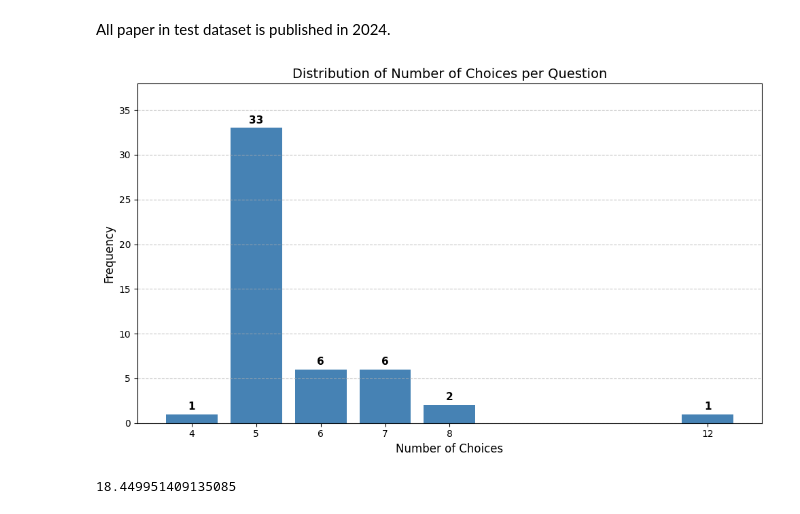
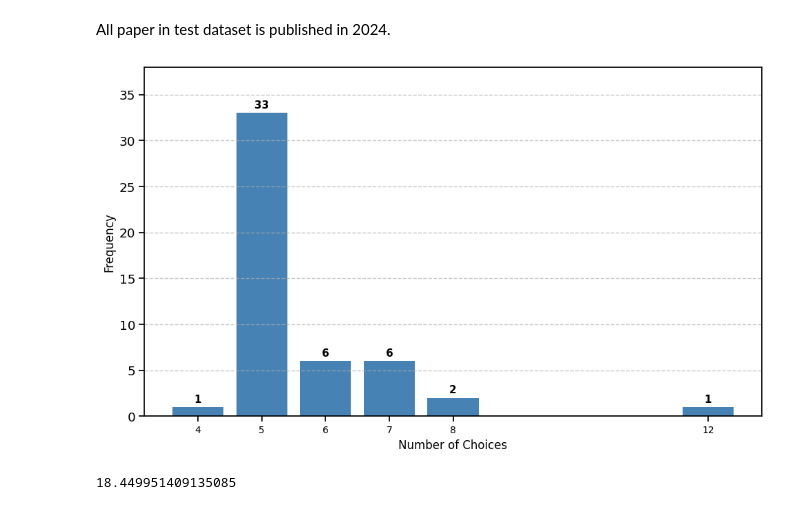
Before and after one commit to AprilQx/Paperqa, a Jupyter notebook: notebooks/MultipleChoice_utils.ipynb, the cells around one changed output. Saved outputs shown, nothing was run; the diff lists cells and outputs as text; code cells hidden in the pictures.

```diff
--- a/notebooks/MultipleChoice_utils.ipynb
+++ b/notebooks/MultipleChoice_utils.ipynb
@@ -160,6 +160,6 @@ def format_training_questions(save_dir: Path | str = "formatted_questions_test")
         traceback.print_exc()
         return []
 # %%
-questions = format_training_questions("data/formatted_questions_test")
+questions = format_training_questions()
 # %% [output]
 Loading training dataset...
@@ -398,35 +397,35 @@ def plot_distribution(questions: List[MultipleChoiceQuestion]):
     plt.figure(figsize=(10, 6))
 
     # Use matplotlib's bar plot for more control over positioning
     bars = plt.bar(counts_df['Number of Choices'], counts_df['Frequency'], color='steelblue')
 
     # Add labels and title
-    plt.title('Distribution of Number of Choices per Question', fontsize=14)
+    #plt.title('Distribution of Number of Choices per Question', fontsize=14)
     plt.xlabel('Number of Choices', fontsize=12)
     plt.ylabel('Frequency', fontsize=12)
 
     # Add counts on top of the bars
     for bar in bars:
         height = bar.get_height()
         plt.text(bar.get_x() + bar.get_width()/2., height + 0.3,
                 f'{int(height)}', ha='center', va='bottom',
                 fontweight='bold', fontsize=11)
 
     # Add grid for better readability
     plt.grid(axis='y', linestyle='--', alpha=0.7)
 
     # Ensure integer ticks on x-axis
     plt.xticks(counts_df['Number of Choices'], fontsize=10)
 
     # Adjust y-axis to accommodate labels
     plt.ylim(0, max(counts_df['Frequency']) * 1.15)
 
     # Show the plot
     plt.tight_layout()
     plt.show()
 plot_distribution(questions)
 # %% [output]
-[figure, old version]
+[figure, new version]
 # %%
 #randome guess accuracy
 ((1/4+33/5+1+6/7+2/8+1/12)/49)*100
```
Also changed, not shown: parts of 9 cells of this notebook, 8 other files.
